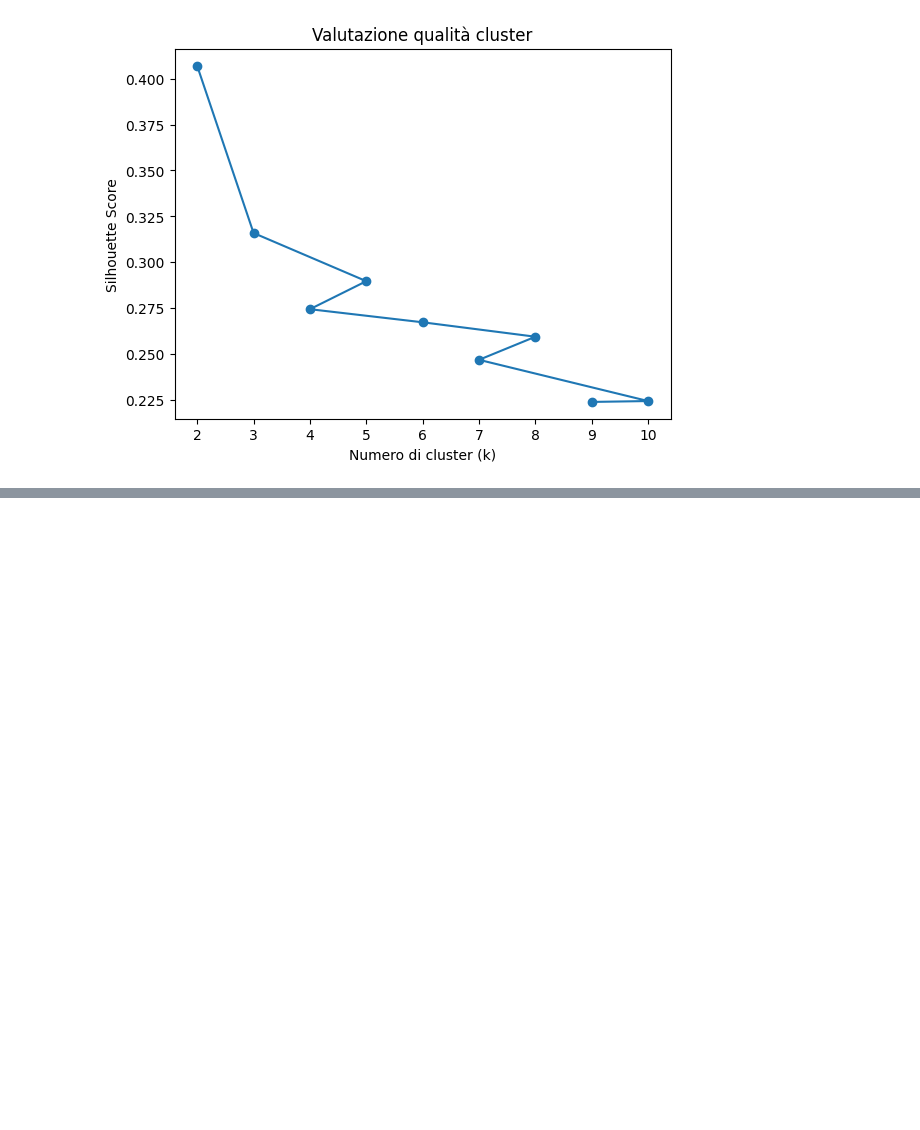
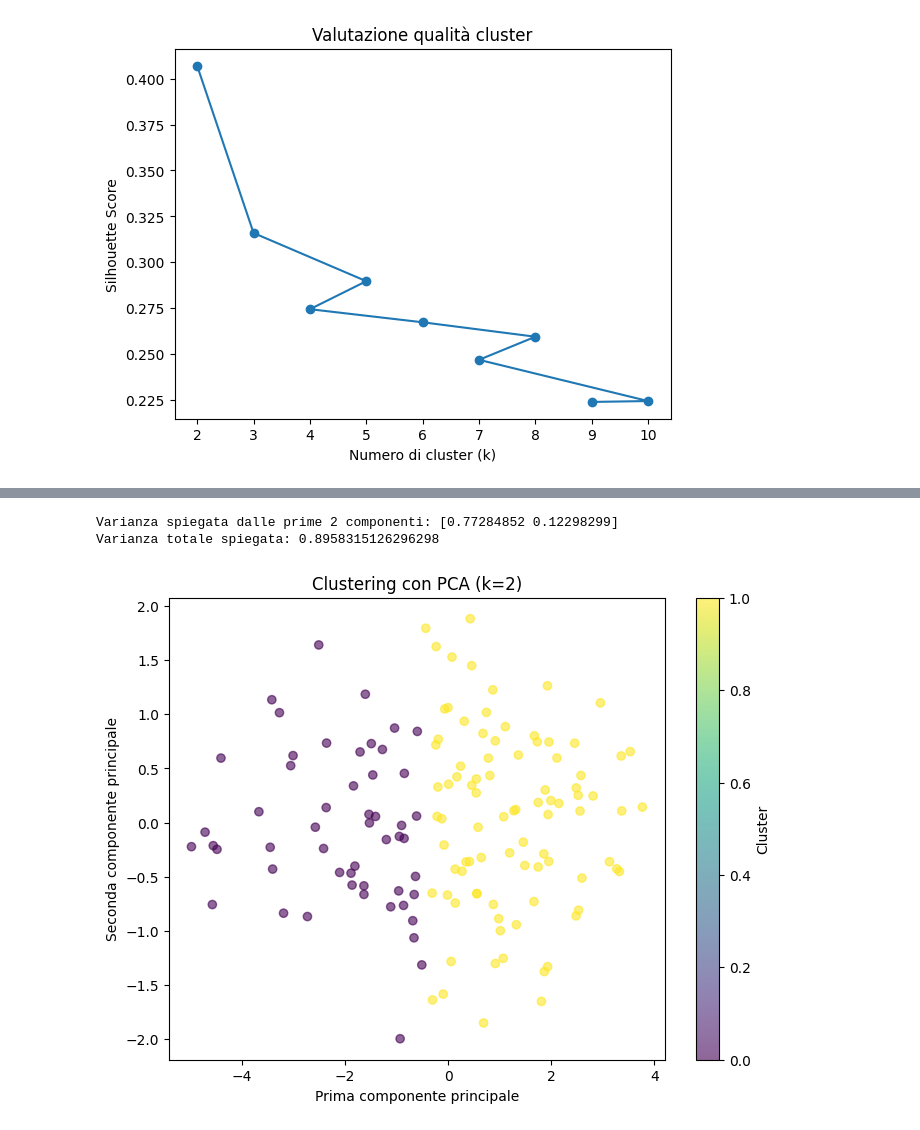
Before and after one commit to gaiacassinelli1/Project-Work, a Jupyter notebook: notebook/clustering.ipynb, the cells around one changed output, grey strips where cells are left out. Saved outputs shown, nothing was run; the diff lists cells and outputs as text; code cells hidden in the pictures; blank space fills up the shorter version.

```diff
--- a/notebook/clustering.ipynb
+++ b/notebook/clustering.ipynb
@@ -253,0 +281,33 @@ Miglior numero di cluster (Silhouette): 2.0
+# %%
+from sklearn.decomposition import PCA
+
+# Assicurati che best_k sia definito e sia un int (fallback a 4 se non definito)
+try:
+    best_k = int(best_k)
+except (NameError, TypeError):
+    print("best_k non definito o non valido, uso default k=4")
+    best_k = 4
+
+# Riduzione dimensionalità con PCA
+pca = PCA(n_components=2)
+X_pca = pca.fit_transform(X_scaled)
+
+print(f"Varianza spiegata dalle prime 2 componenti: {pca.explained_variance_ratio_}")
+print(f"Varianza totale spiegata: {sum(pca.explained_variance_ratio_)}")
+
+# Clustering su componenti PCA
+kmeans_pca = KMeans(n_clusters=best_k, random_state=42, n_init=10)
+clusters_pca = kmeans_pca.fit_predict(X_pca)
+
+# Visualizzazione
+plt.figure(figsize=(8, 6))
+plt.scatter(X_pca[:, 0], X_pca[:, 1], c=clusters_pca, cmap='viridis', alpha=0.6)
+plt.xlabel('Prima componente principale')
+plt.ylabel('Seconda componente principale')
+plt.title(f'Clustering con PCA (k={best_k})')
+plt.colorbar(label='Cluster')
+plt.show()
+# %% [output]
+Varianza spiegata dalle prime 2 componenti: [0.77284852 0.12298299]
+Varianza totale spiegata: 0.8958315126296298
+[figure, added]
```
Also changed, not shown: parts of 5 cells of this notebook, 2 other files.
